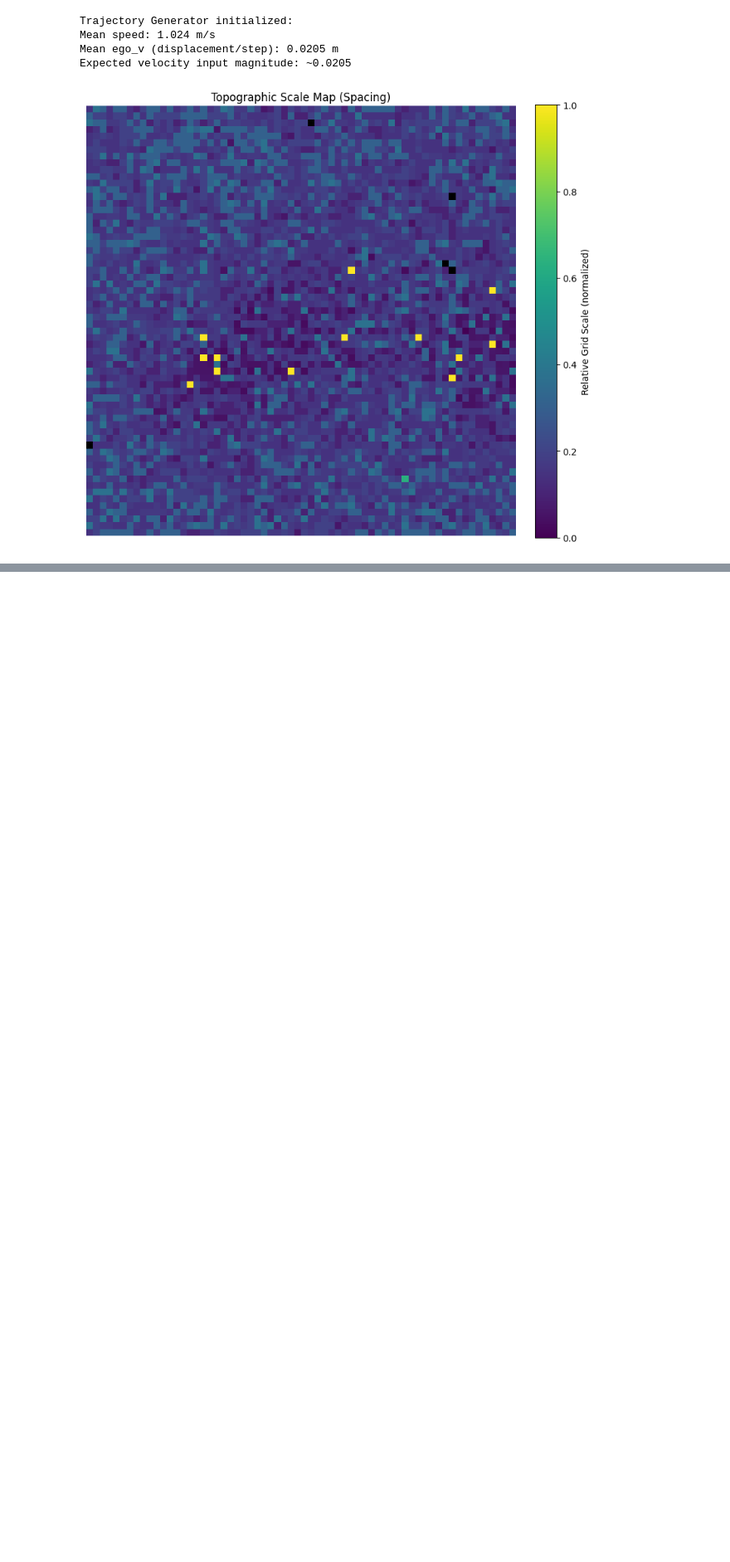
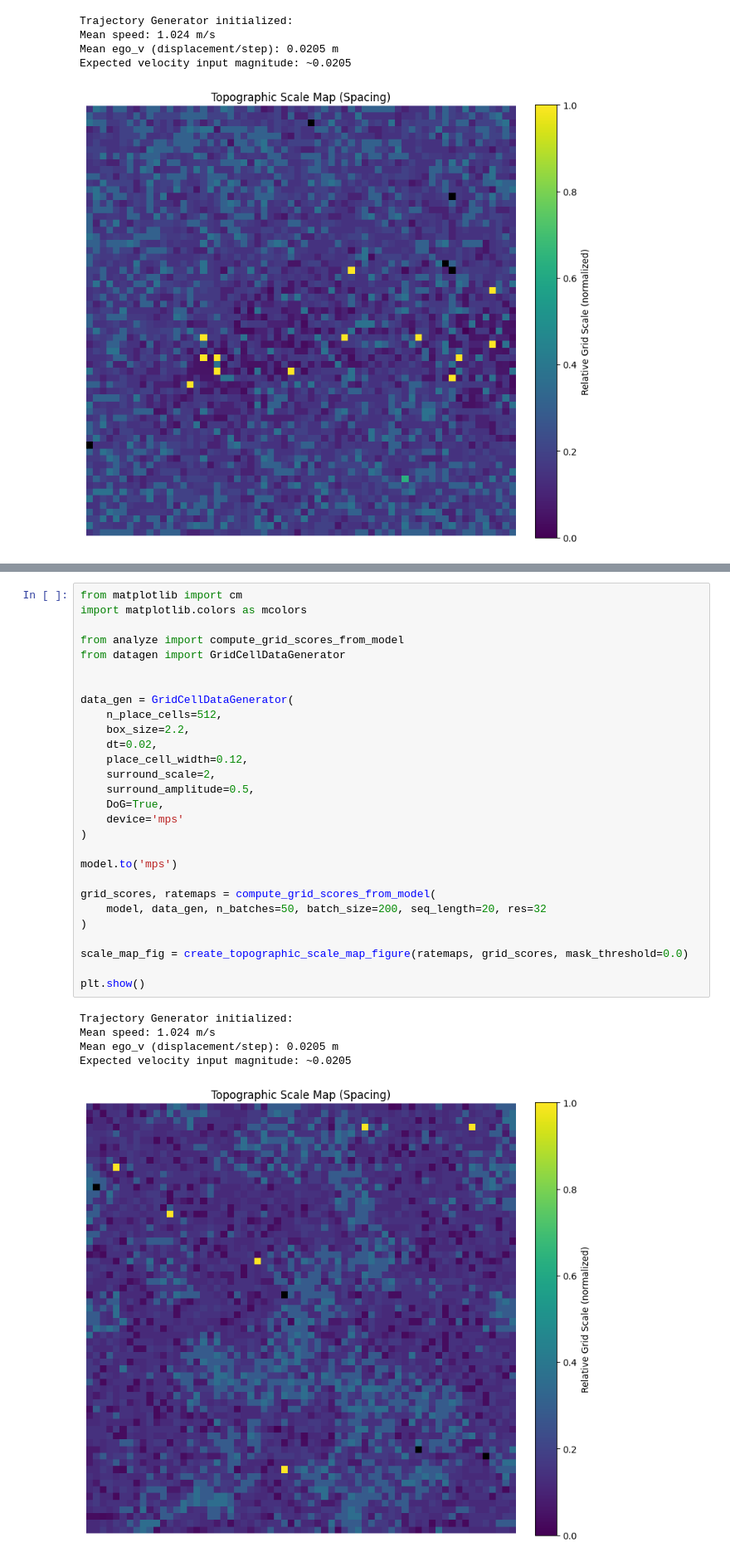
Before and after one commit to NavneetPra/TopographicGridCells, a Jupyter notebook: notebooks/tau_analysis.ipynb, the cells around one changed output, grey strips where cells are left out. Shown at 83% size. Cells and saved outputs as stored; diff of their text form; blank space fills up the shorter version.

```diff
--- a/notebooks/tau_analysis.ipynb
+++ b/notebooks/tau_analysis.ipynb
@@ -148,0 +189,34 @@ Expected velocity input magnitude: ~0.0205
+# %%
+from matplotlib import cm
+import matplotlib.colors as mcolors
+
+from analyze import compute_grid_scores_from_model
+from datagen import GridCellDataGenerator
+
+
+data_gen = GridCellDataGenerator(
+    n_place_cells=512,
+    box_size=2.2,
+    dt=0.02,
+    place_cell_width=0.12,
+    surround_scale=2,
+    surround_amplitude=0.5,
+    DoG=True,
+    device='mps'
+)
+
+model.to('mps')
+
+grid_scores, ratemaps = compute_grid_scores_from_model(
+    model, data_gen, n_batches=50, batch_size=200, seq_length=20, res=32
+)
+
+scale_map_fig = create_topographic_scale_map_figure(ratemaps, grid_scores, mask_threshold=0.0)
+
+plt.show()
+# %% [output]
+Trajectory Generator initialized:
+Mean speed: 1.024 m/s
+Mean ego_v (displacement/step): 0.0205 m
+Expected velocity input magnitude: ~0.0205
+[figure, added]
```
Also changed, not shown: parts of 4 cells of this notebook, 1 other file.
